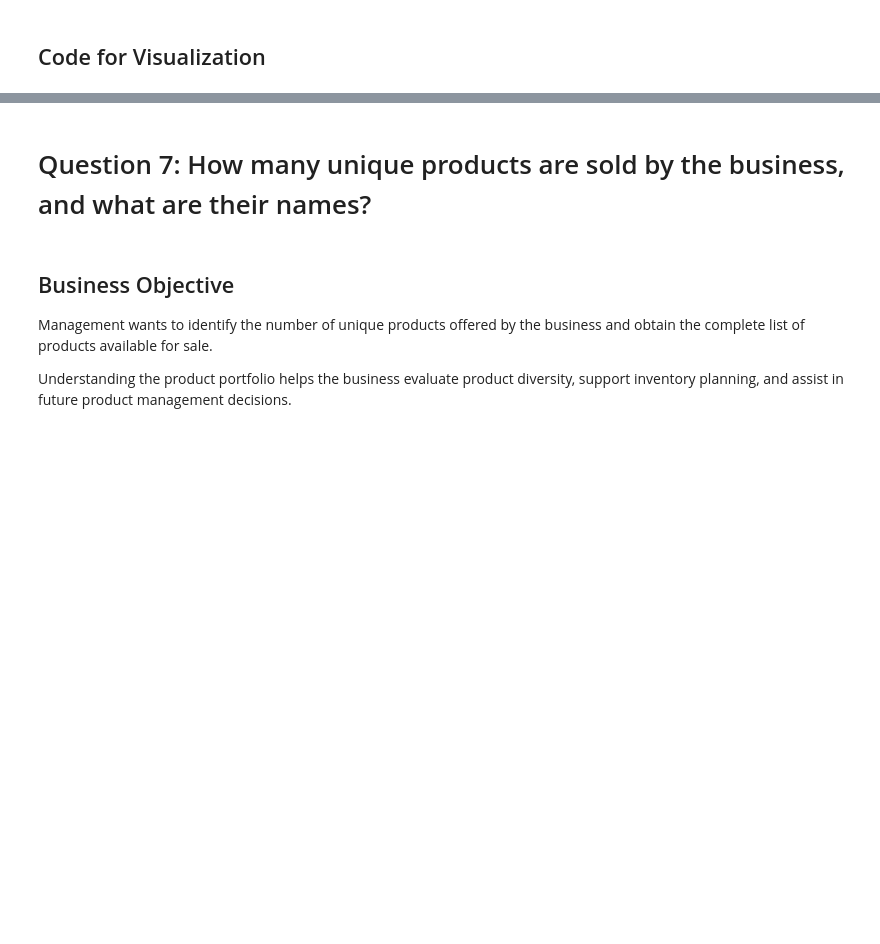
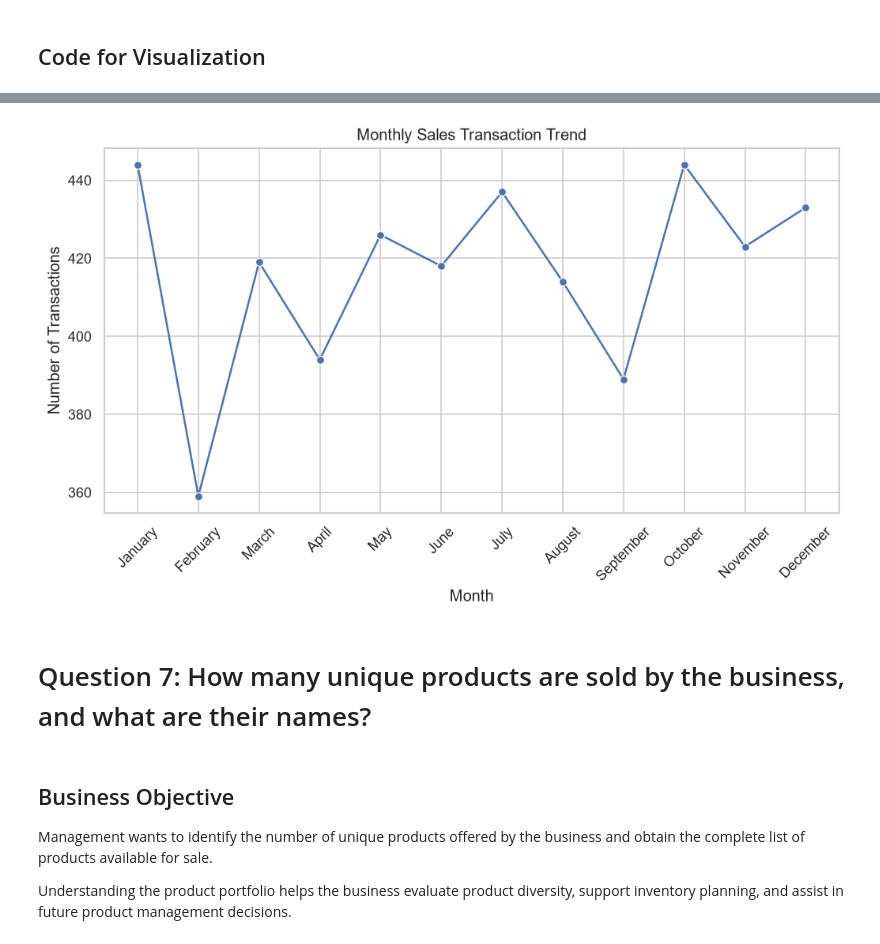
Before and after one commit to thanuja-reddi/MongoDB_EDA_Case_Study, a Jupyter notebook: notebooks/homework_casestudy_questions.ipynb, the cells around one changed output, grey strips where cells are left out. Saved outputs shown, nothing was run; the diff lists cells and outputs as text; code cells hidden in the pictures; blank space fills up the shorter version.

Commit message:
Completed Q6: Monthly transaction analysis

```diff
--- a/notebooks/homework_casestudy_questions.ipynb
+++ b/notebooks/homework_casestudy_questions.ipynb
@@ -480,2 +518,10 @@ Understanding monthly transaction patterns helps the business plan inventory lev
 # %% [markdown]
 ## Code for Visualization
+# %%
+import calendar
+
+monthly_transactions["Month"] = monthly_transactions["_id"].apply(
+    lambda x: calendar.month_name[x]
+)
+
+monthly_transactions
@@ -482,3 +542,24 @@ Understanding monthly transaction patterns helps the business plan inventory lev
+# %%
+plt.figure(figsize=(10,5))
+
+sns.lineplot(
+    data=monthly_transactions,
+    x="Month",
+    y="transactions",
+    marker="o"
+)
+
+plt.title("Monthly Sales Transaction Trend")
+
+plt.xlabel("Month")
+
+plt.ylabel("Number of Transactions")
+
+plt.xticks(rotation=45)
+
+plt.show()
+# %% [output]
+[figure, added]
 # %% [markdown]
 # Question 7: How many unique products are sold by the business, and what are their names?
 # %% [markdown]
```
Also changed, not shown: parts of 2 cells of this notebook.
